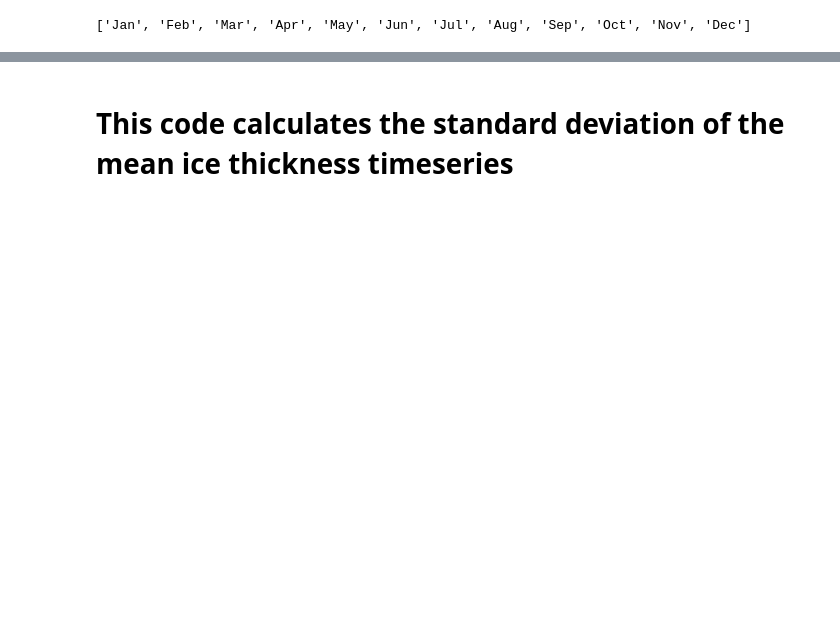
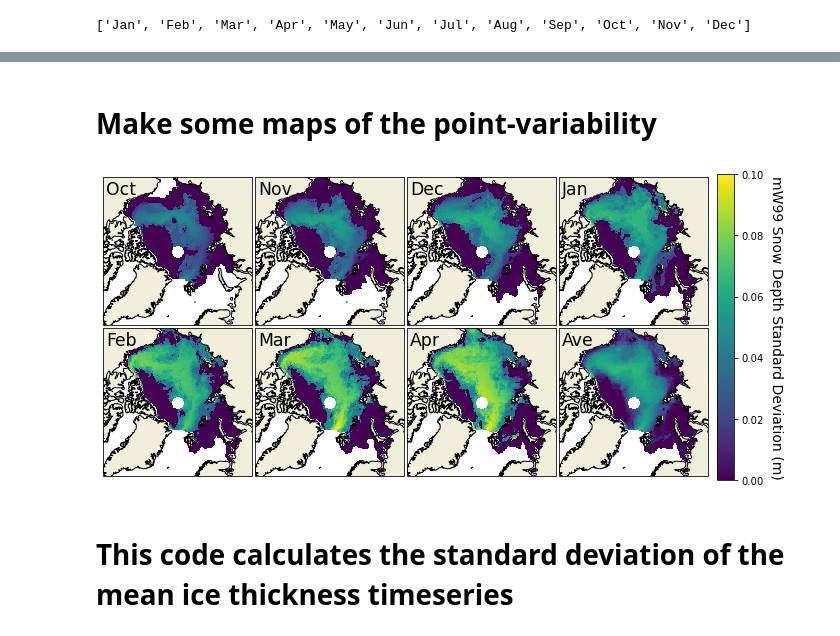
Before and after one commit to robbiemallett/SnowModel-LG_SIT_Impacts, a Jupyter notebook: SM_Climatology.ipynb, the cells around one changed output, grey strips where cells are left out. Drawn from its saved outputs; the diff is of its cells as text; code cells hidden in the pictures; blank space fills up the shorter version.

```diff
--- a/SM_Climatology.ipynb
+++ b/SM_Climatology.ipynb
@@ -89,3 +282,52 @@ def cleaner(no_nans, nans):
+# %% [markdown]
+# Make some maps of the point-variability
+# %%
+winter_months = month_names[-3:] + month_names[:4]
+winter_months.append('Ave')
+
+vmin, vmax = 0, 0.1
+
+fig = plt.figure(figsize=(12,6))
+
+for subplot_counter, field in enumerate(band_maps['depth']['mw99'], 1):
+
+    ax = plt.subplot(2,4,subplot_counter,projection=ccrs.NorthPolarStereo())
+
+    ax.add_feature(cartopy.feature.LAND.with_scale('50m'), edgecolor='black',zorder=1)
+
+    ax.set_extent([-180, 180, 90, 68], ccrs.PlateCarree())
+
+
+    ax.annotate(winter_months[subplot_counter-1],
+                      xy = (0.02,0.98),xycoords='axes fraction',va='top',
+                      ha='left',fontsize="xx-large",color='k')
+
+    panel = ax.pcolormesh(np.array(mask.get('lon')), np.array(mask.get('lat')), np.array(field)[:-1,:-1],
+                        vmin = vmin, vmax = vmax,
+                 transform=ccrs.PlateCarree(),zorder=0)
+
+
+fig.subplots_adjust(bottom=0.1, top=0.9, left=0.1, right=0.8,
+                    wspace=0.02, hspace=-0.22)
+
+# add an axes, lower left corner in [0.83, 0.1] measured in figure coordinate with axes width 0.02 and height 0.8
+
+cb_ax = fig.add_axes([0.81, 0.145, 0.02, 0.707])
+cbar = fig.colorbar(panel, cax=cb_ax)
+
+# plt.subplots_adjust(wspace=0.01, hspace=-0.2)
+
+# cbar.set_label(r'SWE Standard Deviation (kg/m$^2$)', labelpad=20, size=14, rotation=270)
+
+cbar.set_label(r'mW99 Snow Depth Standard Deviation (m)', labelpad=20, size=14, rotation=270)
+
+
+plt.savefig(f'{dir_to_save}/Figures/errorbands.png',
+            dpi=450,bbox_inches='tight')
+
+plt.show()
+# %% [output]
+[figure, added]
 # %% [markdown]
 # This code calculates the standard deviation of the mean ice thickness timeseries
 # %%
```
Also changed, not shown: parts of 28 cells of this notebook, 4 other files.
